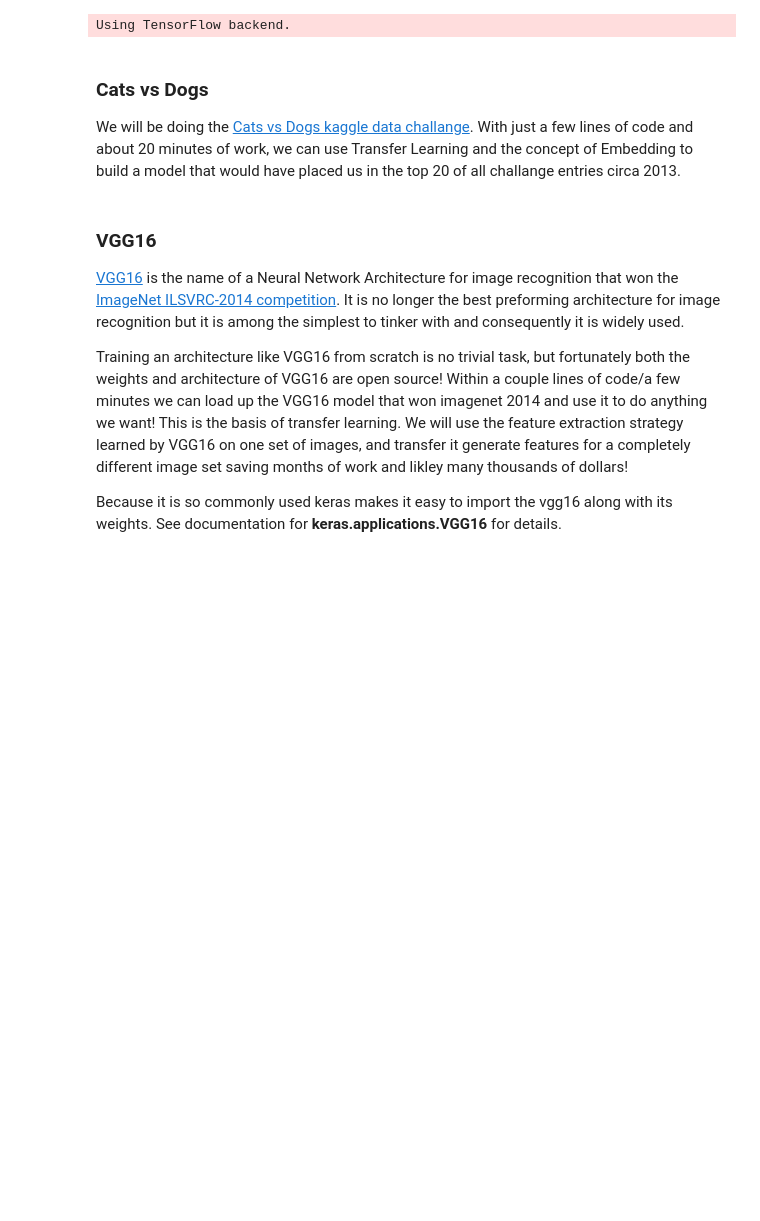
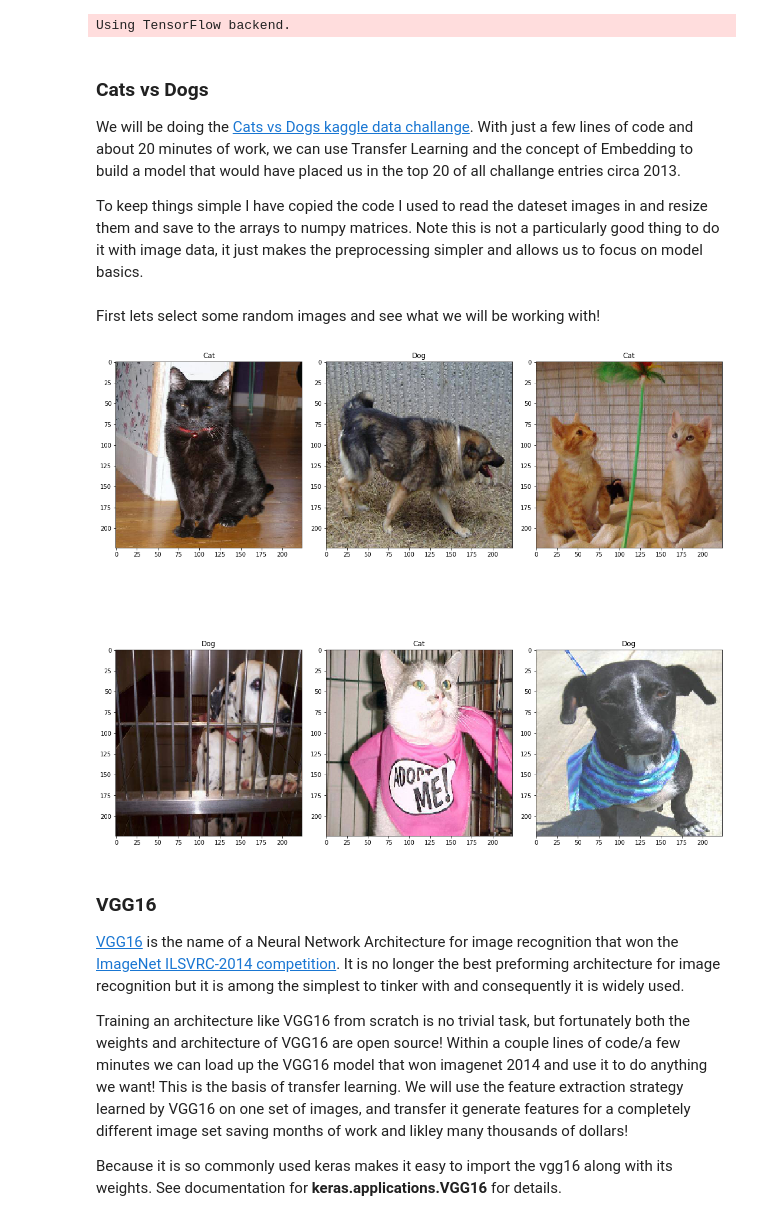
Before and after one commit to jfried23/DeepLearningTeamMeeting, a Jupyter notebook: minst/Transfer Learning & Embeddings.ipynb, the cells around one changed output. Drawn from its saved outputs; the diff is of its cells as text; code cells hidden in the pictures; blank space fills up the shorter version.

Commit message:
added images

```diff
--- a/minst/Transfer Learning & Embeddings.ipynb
+++ b/minst/Transfer Learning & Embeddings.ipynb
@@ -10,3 +10,5 @@ Using TensorFlow backend.
 <h3>Cats vs Dogs</h3>
 <p>
 We will be doing the <a href='https://www.kaggle.com/c/dogs-vs-cats'>Cats vs Dogs kaggle data challange</a>. With just a few lines of code and about 20 minutes of work, we can use Transfer Learning and the concept of Embedding to build a model that would have placed us in the top 20 of all challange entries circa 2013.</p>
+<p>To keep things simple I have copied the code I used to read the dateset images in and resize them and save to the arrays to numpy matrices. Note this is not a particularly good thing to do it with image data, it just makes the preprocessing simpler and allows us to focus on model basics.
+</p>
@@ -13,3 +54,15 @@ We will be doing the <a href='https://www.kaggle.com/c/dogs-vs-cats'>Cats vs Dog
+# %% [markdown]
+<p>First lets select some random images and see what we will be working with!</p>
+# %%
+plt.figure(figsize=(15,15))
+for i,idx in enumerate(np.random.randint(0,y_test.shape[0],6)):
+    plt.subplot(2,3,i+1)
+    plt.imshow(x_test[idx])
+    plt.title('Dog' if y_test[idx] else 'Cat')
+
+plt.tight_layout()
+# %% [output]
+[figure, added]
 # %% [markdown]
 <h3>VGG16</h3>
 <p><a href='https://arxiv.org/abs/1409.1556'>VGG16</a> is the name of a Neural Network Architecture for image recognition that won the <a href='http://www.image-net.org/challenges/LSVRC/'>ImageNet  ILSVRC-2014 competition</a>. It is no longer the best preforming architecture for image recognition but it is among the simplest to tinker with and consequently it is widely used.</p>
```
Also changed, not shown: parts of 4 cells of this notebook.
